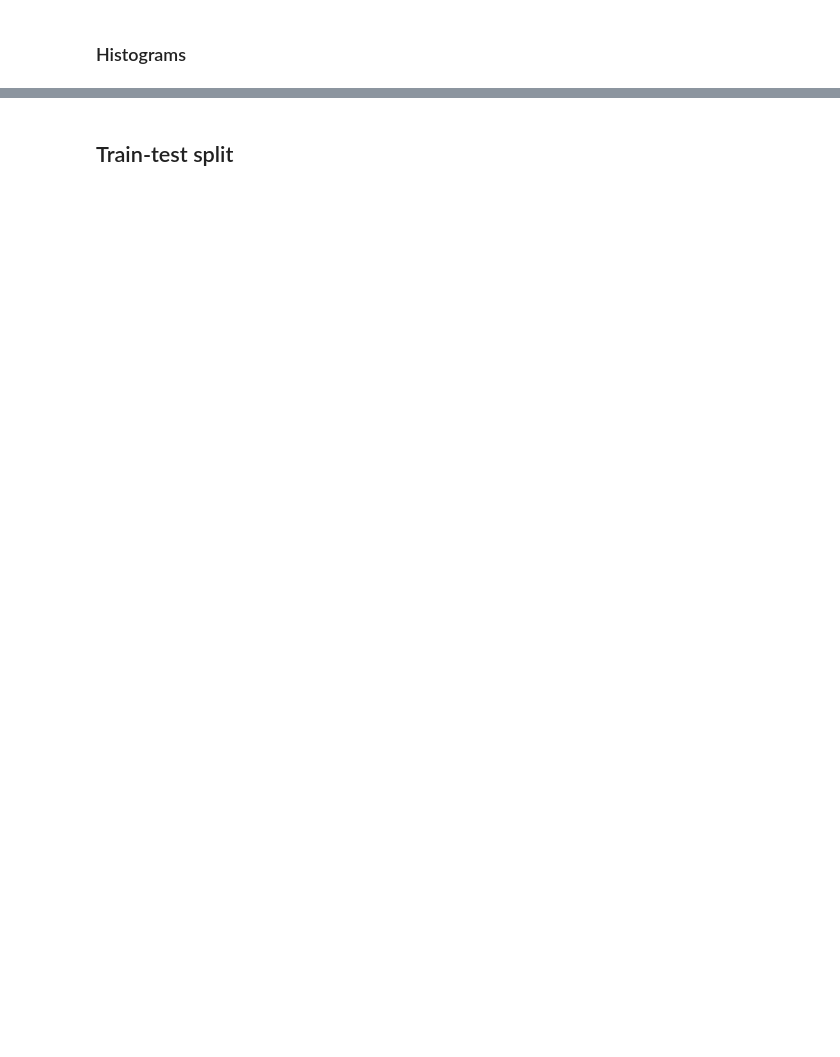
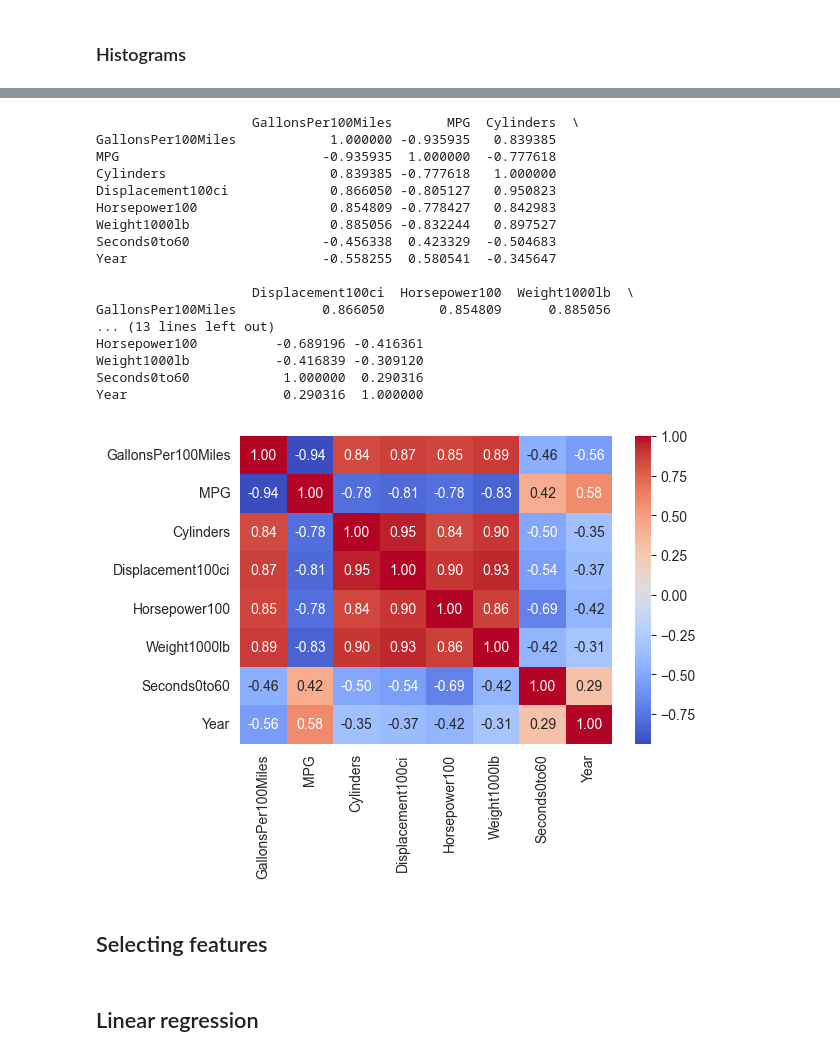
Before and after one commit to gibanator/assignment_3, a Jupyter notebook: lin_reg_gg.ipynb, the cells around one changed output, grey strips where cells are left out. Cells and saved outputs as stored; diff of their text form; code cells hidden in the pictures; blank space fills up the shorter version.

```diff
--- a/lin_reg_gg.ipynb
+++ b/lin_reg_gg.ipynb
@@ -116,0 +120,28 @@ sns.pairplot(df, kind='reg')
+# %%
+correlation_matrix = df.drop(columns=['Origin', 'Origin.Eq.1', 'Origin.Eq.2', 'Origin.Eq.3','Year70To81']).corr()
+
+print(correlation_matrix)
+plt.figure(figsize=(6, 4))
+sns.heatmap(correlation_matrix, annot=True, cmap='coolwarm', fmt=".2f")
+plt.show()
+# %% [output]
+                    GallonsPer100Miles       MPG  Cylinders  \
+GallonsPer100Miles            1.000000 -0.935935   0.839385
+MPG                          -0.935935  1.000000  -0.777618
+Cylinders                     0.839385 -0.777618   1.000000
+Displacement100ci             0.866050 -0.805127   0.950823
+Horsepower100                 0.854809 -0.778427   0.842983
+Weight1000lb                  0.885056 -0.832244   0.897527
+Seconds0to60                 -0.456338  0.423329  -0.504683
+Year                         -0.558255  0.580541  -0.345647
+
+                    Displacement100ci  Horsepower100  Weight1000lb  \
+GallonsPer100Miles           0.866050       0.854809      0.885056
+... (13 lines left out)
+Horsepower100          -0.689196 -0.416361
+Weight1000lb           -0.416839 -0.309120
+Seconds0to60            1.000000  0.290316
+Year                    0.290316  1.000000
+[figure, added]
+# %% [markdown]
+## Selecting features
@@ -117,4 +179,4 @@ sns.pairplot(df, kind='reg')
 # %% [markdown]
-## Train-test split
+## Linear regression
 # %%
 from sklearn.model_selection import train_test_split
```
Also changed, not shown: parts of 15 cells of this notebook.
